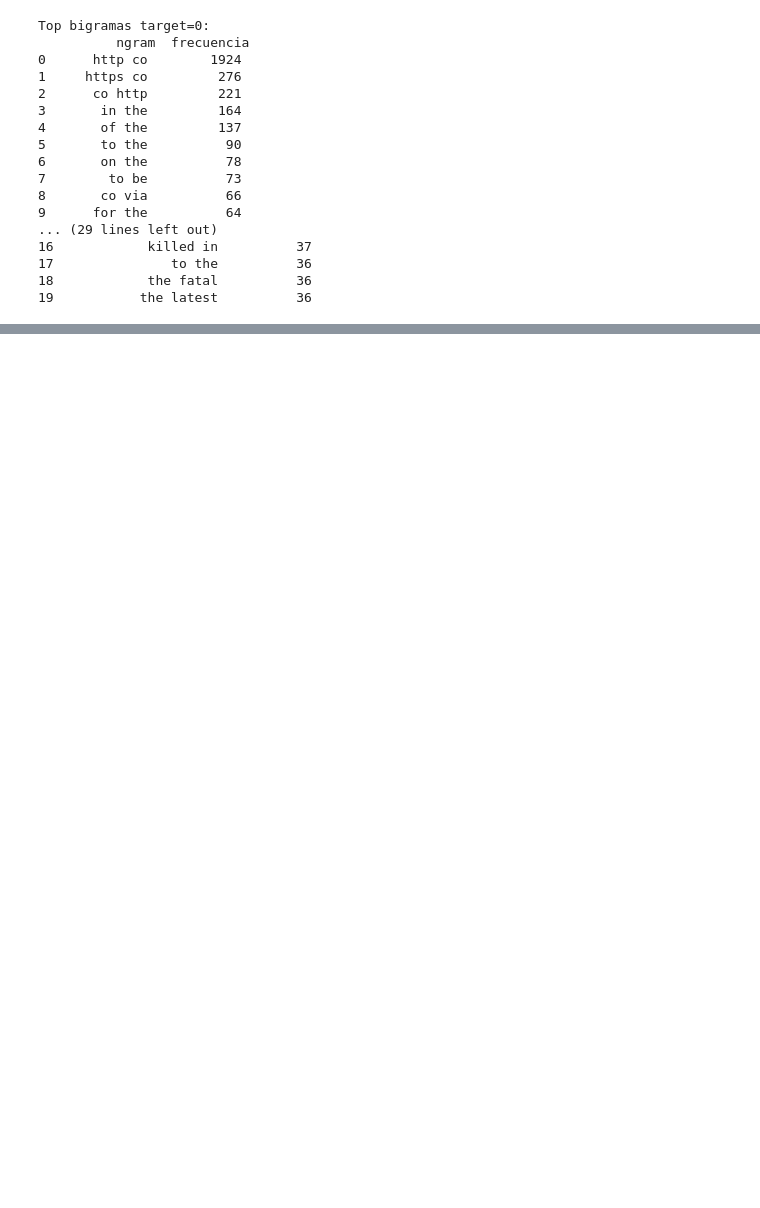
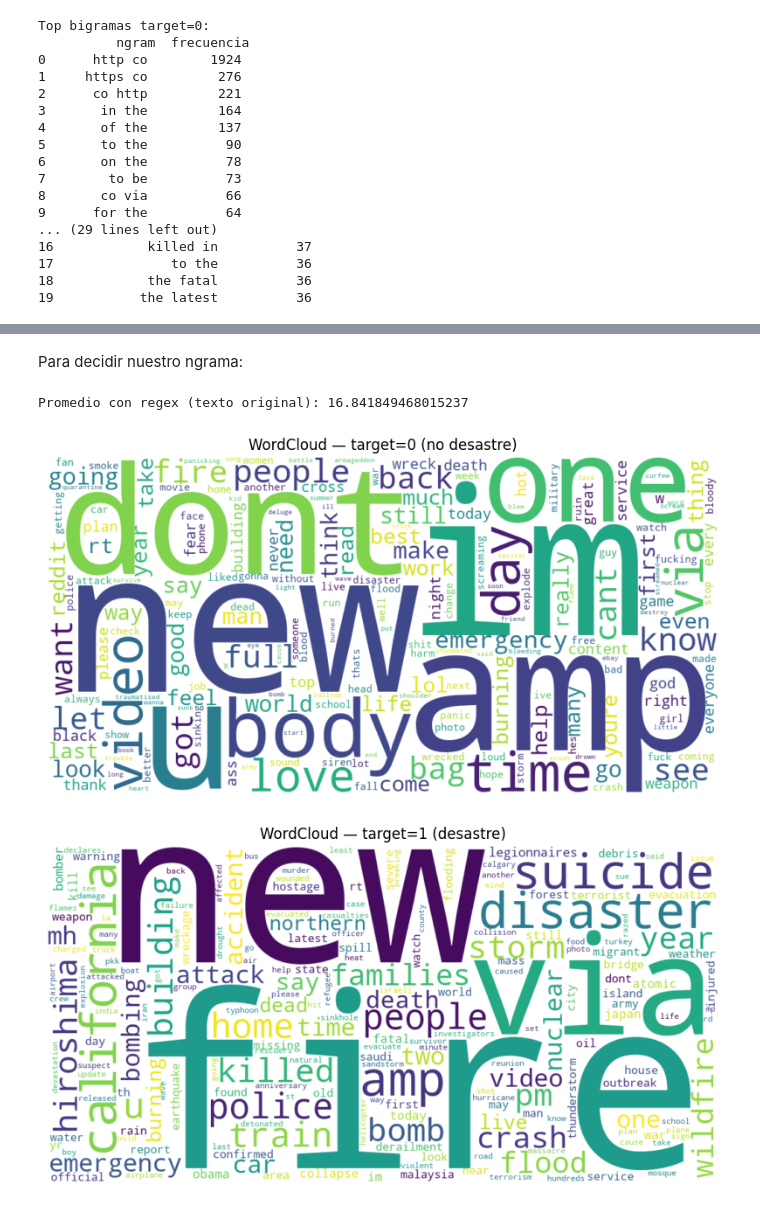
Before and after one commit to JEmilioRey1021/Laboratorio-5.-Clasificaci-n-de-Tweets-usando-Miner-a-de-Texto, a Jupyter notebook: Lab5.ipynb, the cells around one changed output, grey strips where cells are left out. Drawn from its saved outputs; the diff is of its cells as text; code cells hidden in the pictures; blank space fills up the shorter version.

```diff
--- a/Lab5.ipynb
+++ b/Lab5.ipynb
@@ -376,0 +390,55 @@ Top palabras limpias — target=0
+# %% [markdown]
+Para decidir nuestro ngrama:
+# %%
+def contar_palabras_regex(texto: str) -> int:
+    texto = '' if pd.isna(texto) else str(texto)
+    tokens = re.findall(r"[A-Za-z0-9']+", texto)
+    return len(tokens)
+
+df['n_palabras_regex'] = df['text'].apply(contar_palabras_regex)
+print("Promedio con regex (texto original):", df['n_palabras_regex'].mean())
+# %% [output]
+Promedio con regex (texto original): 16.841849468015237
+# %%
+from wordcloud import WordCloud
+import matplotlib.pyplot as plt
+
+def generar_nube_palabras(textos, titulo='WordCloud', guardar_como=None):
+    """
+    textos: iterable de strings (ej. una Series de pandas con 'texto_limpio')
+    titulo: título arriba de la imagen
+    guardar_como: ruta .png para guardar la imagen (opcional)
+    """
+    corpus = " ".join([t for t in textos if isinstance(t, str)])
+    wc = WordCloud(
+        width=1000, height=500,
+        background_color='white',
+        collocations=False,      # evita unir palabras en bigramas automáticos
+        normalize_plurals=True,
+        random_state=42
+    ).generate(corpus)
+
+    plt.figure(figsize=(10,5))
+    plt.imshow(wc, interpolation='bilinear')
+    plt.axis('off')
+    plt.title(titulo)
+    if guardar_como:
+        wc.to_file(guardar_como)
+    plt.show()
+# %%
+# target = 0 (no desastre)
+generar_nube_palabras(
+    df.loc[df['target']==0, 'texto_limpio'],
+    titulo='WordCloud — target=0 (no desastre)',
+    guardar_como='wordcloud_target0.png'
+)
+
+# target = 1 (desastre)
+generar_nube_palabras(
+    df.loc[df['target']==1, 'texto_limpio'],
+    titulo='WordCloud — target=1 (desastre)',
+    guardar_como='wordcloud_target1.png'
+)
+# %% [output]
+[figure, added]
+[figure, added]
```
Also changed, not shown: parts of 12 cells of this notebook, 2 other files.
